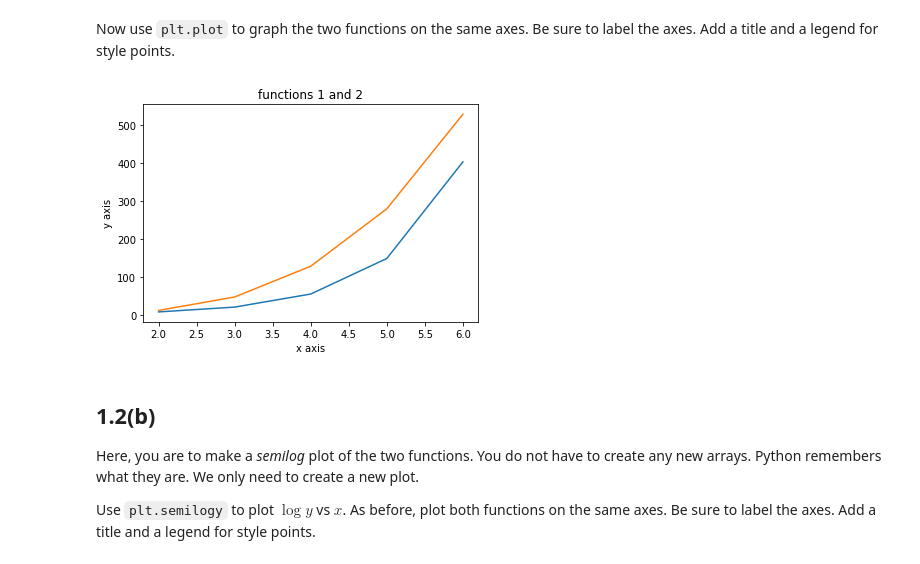
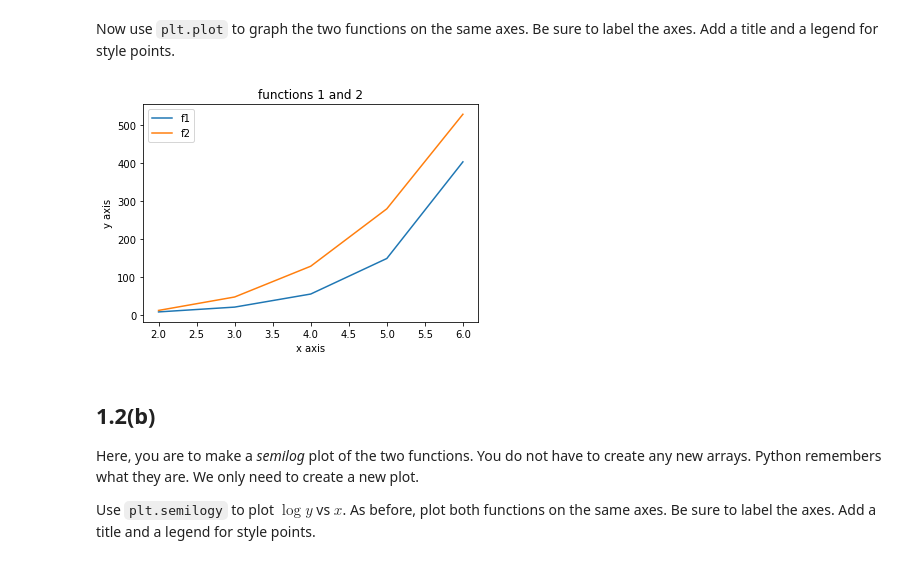
Before and after one commit to minimiles01/biophysics, a Jupyter notebook: week-01/problem-1.2.ipynb, the cells around one changed output. Cells and saved outputs as stored; diff of their text form; code cells hidden in the pictures.

```diff
--- a/week-01/problem-1.2.ipynb
+++ b/week-01/problem-1.2.ipynb
@@ -25,12 +25,13 @@ Now use `plt.plot` to graph the two functions on the same axes.  Be sure to labe
 # %%
 plt.plot(x,f1, label = 'f1')
 plt.plot(x,f2, label = 'f2')
 plt.xlabel('x axis')
 plt.ylabel('y axis')
 plt.title('functions 1 and 2')
+plt.legend()
 plt.show()
 # %% [output]
-[figure, old version]
+[figure, new version]
 # %% [markdown]
 ## 1.2(b)
 
```
Also changed, not shown: parts of 5 cells of this notebook.
